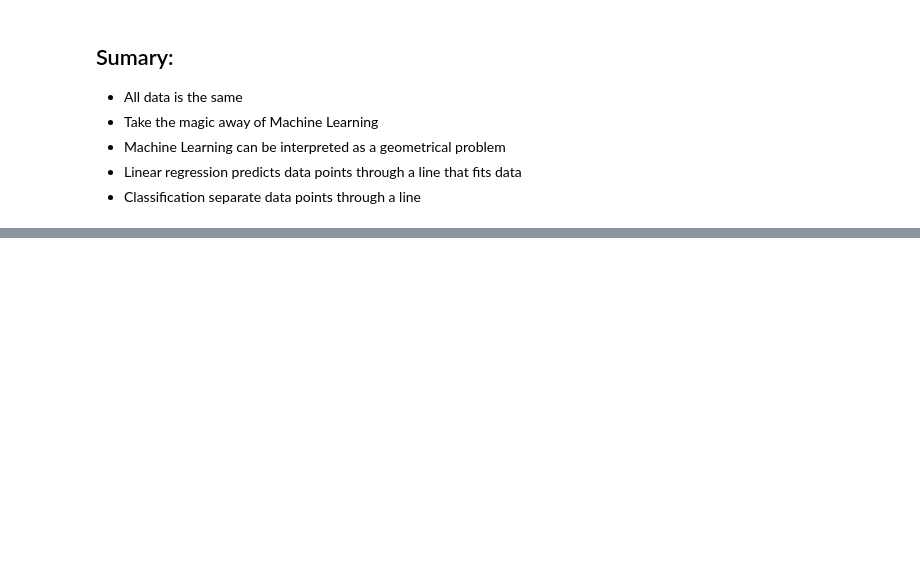
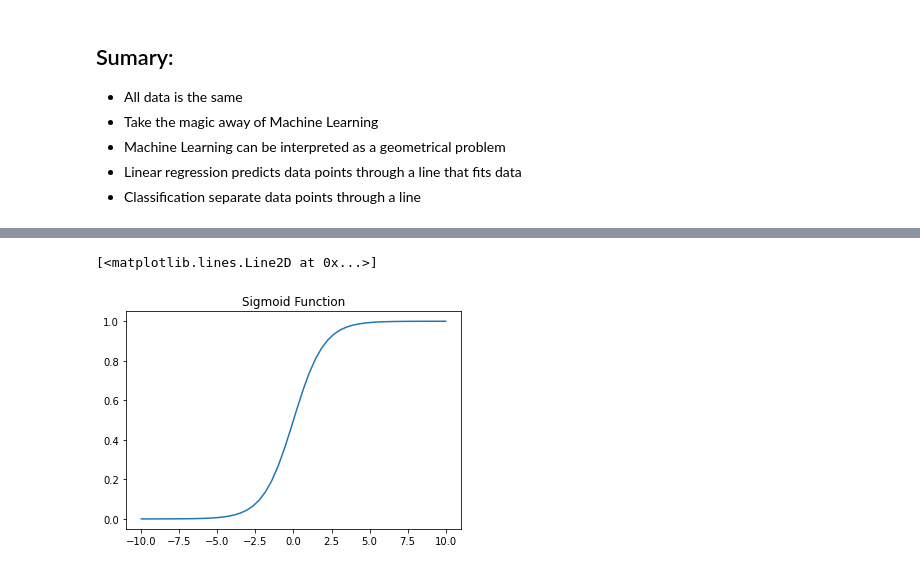
Before and after one commit to Jescas981/Deep-Learning-TF2, a Jupyter notebook: 00_MachineLearning_and_Neurons.ipynb, the cells around one changed output, grey strips where cells are left out. Cells and saved outputs as stored; diff of their text form; code cells hidden in the pictures; blank space fills up the shorter version.

```diff
--- a/00_MachineLearning_and_Neurons.ipynb
+++ b/00_MachineLearning_and_Neurons.ipynb
@@ -226,0 +386,12 @@ Steps to create our model:
+# %%
+def sigmoid_fn(x):
+  return 1/(1+np.exp(-x))
+
+# Plot step function
+x_sigm= np.linspace(-10,10)
+y_sigm= sigmoid_fn(x_sigm)
+plt.title('Sigmoid Function')
+plt.plot(x_sigm, y_sigm)
+# %% [output]
+[<matplotlib.lines.Line2D at 0x...>]
+[figure, added]
```
Also changed, not shown: parts of 22 cells of this notebook.
